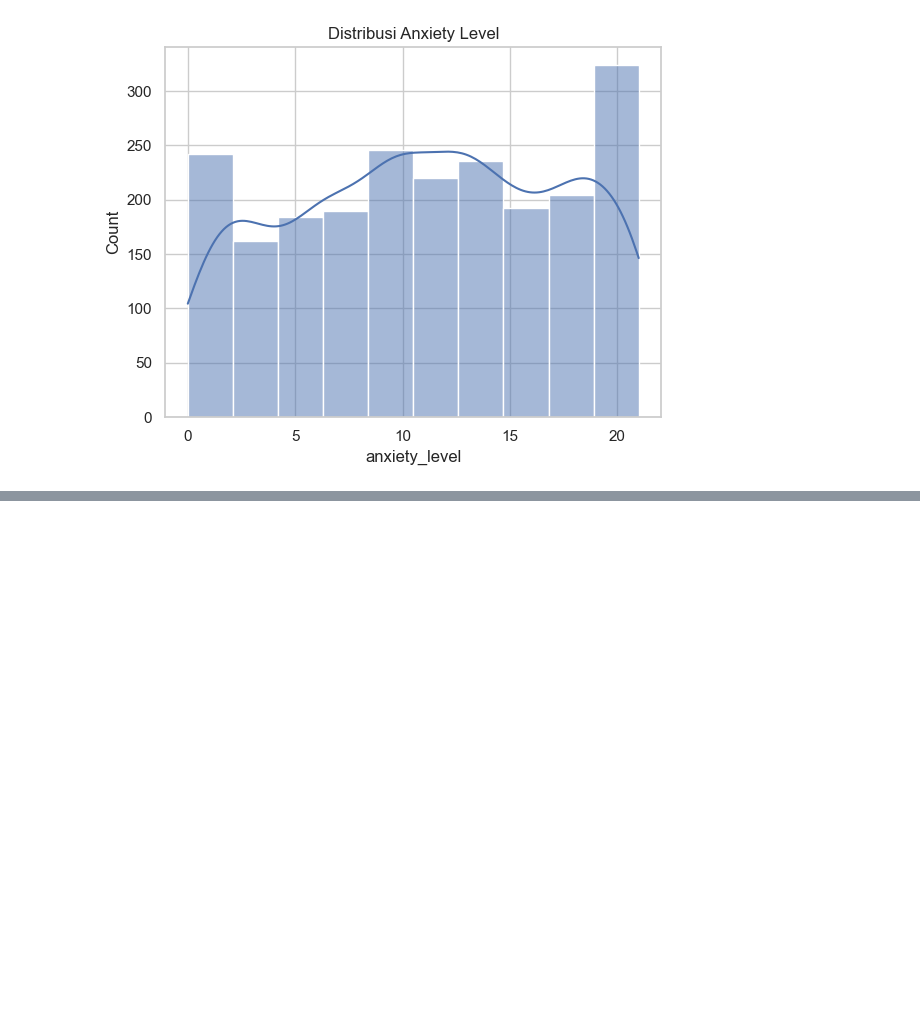
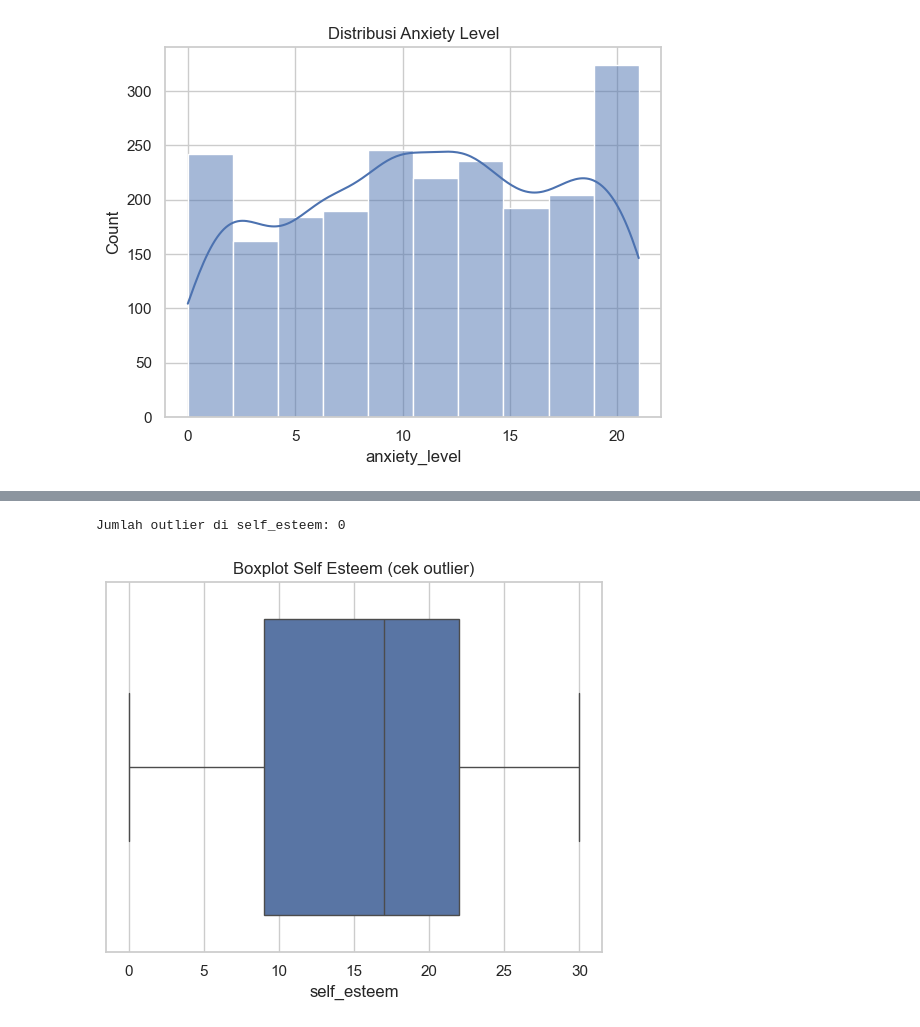
Before and after one commit to Mufid-031/PSD, a Jupyter notebook: proyek-sains-data/dataUnderstanding.ipynb, the cells around one changed output, grey strips where cells are left out. Drawn from its saved outputs; the diff is of its cells as text; code cells hidden in the pictures; blank space fills up the shorter version.

```diff
--- a/proyek-sains-data/dataUnderstanding.ipynb
+++ b/proyek-sains-data/dataUnderstanding.ipynb
@@ -283,0 +310,24 @@ plt.show()
+# %%
+# ================================
+# 7. Deteksi Outlier (IQR Method)
+# ================================
+def detect_outliers_iqr(data, column):
+    Q1 = data[column].quantile(0.25)
+    Q3 = data[column].quantile(0.75)
+    IQR = Q3 - Q1
+    lower = Q1 - 1.5 * IQR
+    upper = Q3 + 1.5 * IQR
+    outliers = data[(data[column] < lower) | (data[column] > upper)]
+    return outliers
+
+# Contoh cek outlier pada self_esteem
+outliers = detect_outliers_iqr(df_encoded, "self_esteem")
+print("Jumlah outlier di self_esteem:", len(outliers))
+
+# Visualisasi boxplot
+sns.boxplot(x=df_encoded["self_esteem"])
+plt.title("Boxplot Self Esteem (cek outlier)")
+plt.show()
+# %% [output]
+Jumlah outlier di self_esteem: 0
+[figure, added]
```
Also changed, not shown: parts of 6 cells of this notebook.
